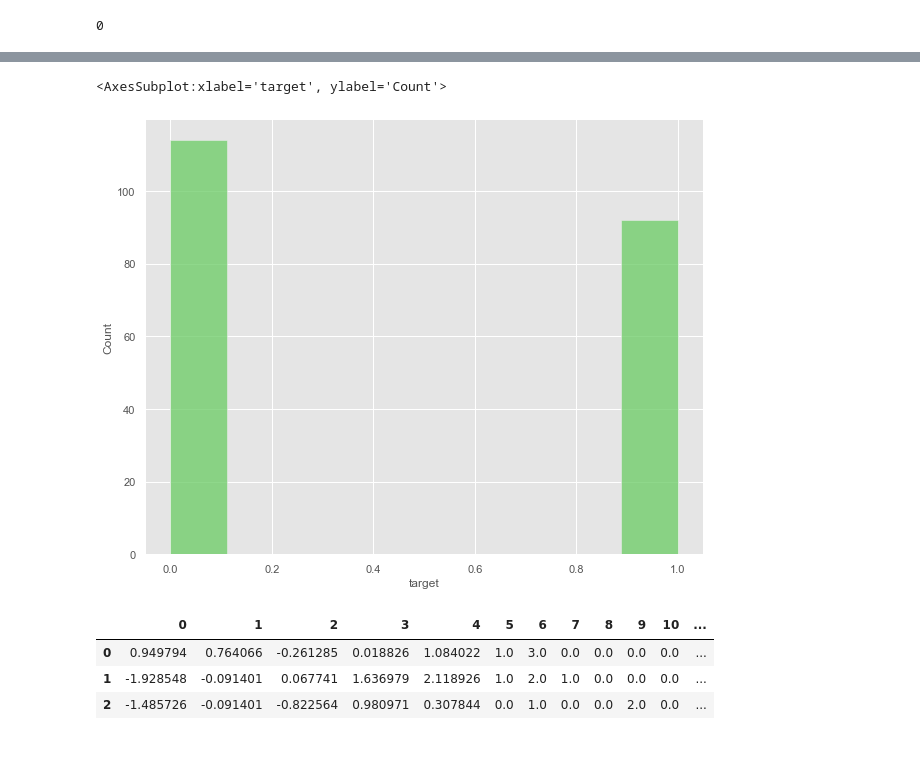
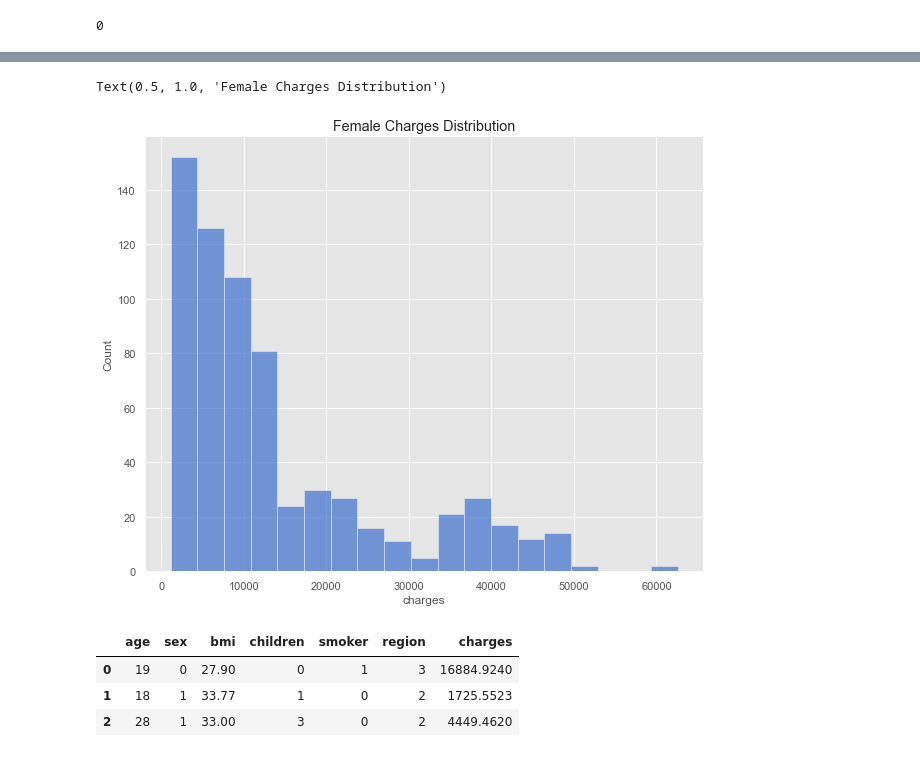
Before and after one commit to Omuk/Fullstack-Data-Analyst, a Jupyter notebook: Learning/code_examples/practice/practice_field.ipynb, the cells around one changed output, grey strips where cells are left out. Cells and saved outputs as stored; diff of their text form; code cells hidden in the pictures.

Commit message:
data

```diff
--- a/Learning/code_examples/practice/practice_field.ipynb
+++ b/Learning/code_examples/practice/practice_field.ipynb
@@ -21,4 +21,4 @@ from sklearn.preprocessing import LabelEncoder,OrdinalEncoder,OneHotEncoder,Stan
 # %%
-data = pd.read_csv(r'c:\Github\Fullstack-Data-Analyst\Learning\the_data\data-lab-4-heart.csv')
-data.head(1)
+data = pd.read_csv(r'c:\Github\Fullstack-Data-Analyst\Learning\the_data\data-lab-3-insurance.csv')
+data.head(3)
 # %% [output]
@@ -71 +63,9 @@ target      0.0
 dtype: float64
+# %%
+le = LabelEncoder()
+
+orig_sex_val = data.sex
+# %%
+data.sex = le.fit_transform(data.sex)
+data.smoker = le.fit_transform(data.smoker)
+data.region = le.fit_transform(data.region)
@@ -100,7 +103,8 @@ Name: target, dtype: float64
 # %%
 f,ax = plt.subplots(figsize=(10,8))
 
-sns.histplot(data[(data.sex == 1)]['target'],color='g',ax=ax)
+sns.histplot(data[(data.sex ==1)]['charges'],color='b',ax=ax)
+ax.set_title('Female Charges Distribution')
 # %% [output]
-<AxesSubplot:xlabel='target', ylabel='Count'>
+Text(0.5, 1.0, 'Female Charges Distribution')
-[figure, old version]
+[figure, new version]
@@ -113,15 +111,7 @@ cat_val = ['sex', 'cp', 'restecg', 'exang', 'slope', 'ca', 'thal']
-# %%
-trans_col = ColumnTransformer(
-    [
-        ('num',StandardScaler(),num_val),
-        ('cat',OrdinalEncoder(),cat_val)
-    ]
-)
-
-x = pd.DataFrame(trans_col.fit_transform(x))
-x.head(3)
-# %% [output]
-|  | 0 | 1 | 2 | 3 | 4 | 5 | 6 | 7 | 8 | 9 | 10 | ... |
-| 0 | 0.949794 | 0.764066 | -0.261285 | 0.018826 | 1.084022 | 1.0 | 3.0 | 0.0 | 0.0 | 0.0 | 0.0 | ... |
-| 1 | -1.928548 | -0.091401 | 0.067741 | 1.636979 | 2.118926 | 1.0 | 2.0 | 1.0 | 0.0 | 0.0 | 0.0 | ... |
-| 2 | -1.485726 | -0.091401 | -0.822564 | 0.980971 | 0.307844 | 0.0 | 1.0 | 0.0 | 0.0 | 2.0 | 0.0 | ... |
+# %%
+data.head(3)
+# %% [output]
+|  | age | sex | bmi | children | smoker | region | charges |
+| 0 | 19 | 0 | 27.90 | 0 | 1 | 3 | 16884.9240 |
+| 1 | 18 | 1 | 33.77 | 1 | 0 | 2 | 1725.5523 |
+| 2 | 28 | 1 | 33.00 | 3 | 0 | 2 | 4449.4620 |
```
Also changed, not shown: parts of 22 cells of this notebook.
